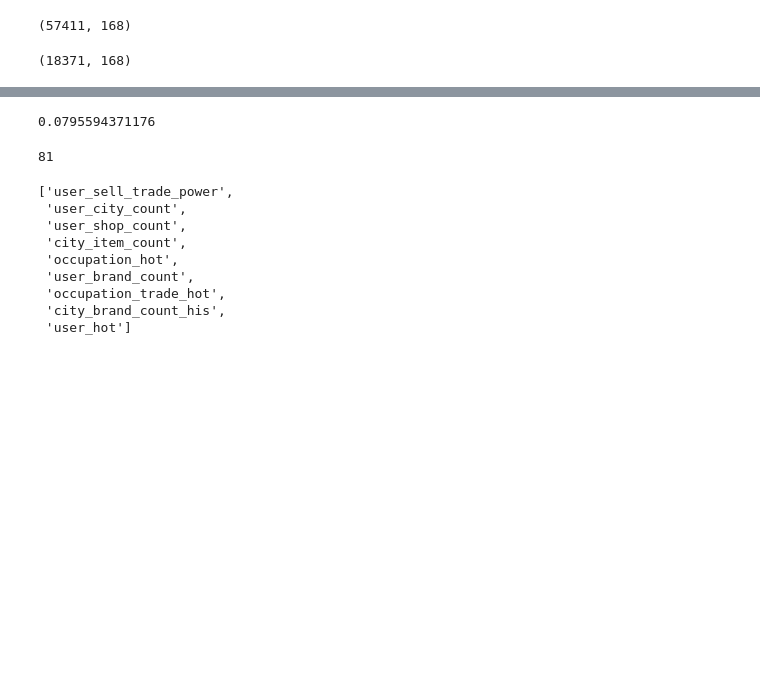
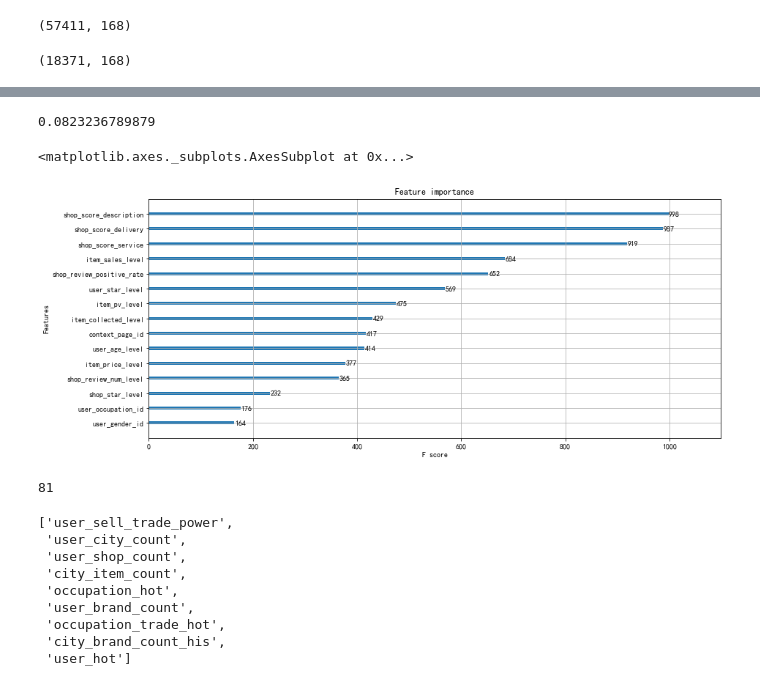
Before and after one commit to abcdddxy/kaggle, a Jupyter notebook: ALiMaMa/XGB.ipynb, the cells around one changed output, grey strips where cells are left out. Drawn from its saved outputs; the diff is of its cells as text; code cells hidden in the pictures; blank space fills up the shorter version.

```diff
--- a/ALiMaMa/XGB.ipynb
+++ b/ALiMaMa/XGB.ipynb
@@ -239,35 +239,37 @@ len(predictors)
 # %%
 #train/val
 params = {
     'objective': 'binary:logistic',
     'eta': 0.04,
     'colsample_bytree': 0.886,
     'min_child_weight': 1.6,
     'max_depth': 4,
     'subsample': 0.886,
     'gamma': 0.1,
     'lambda': 10,
     'verbose_eval': True,
     'eval_metric': 'auc',
     'seed': 201803,
     'missing': -1
 }
 
 predictors = list(set(origin + predictors))
-predictors = list(set(predictors) - set(rubbish_features))
+# predictors = list(set(predictors) - set(rubbish_features))
 xgbtrain = xgb.DMatrix(train[predictors], train[target])
 xgbval = xgb.DMatrix(val[predictors])
 model = xgb.train(params, xgbtrain, num_boost_round=600)
 y_pred = model.predict(xgbval)
 y_pred = pd.Series(y_pred, name='val')
 
 print(log_loss(val[target], y_pred))
+xgb.plot_importance(model)
 # 0.0813627345225(全部) 0.0812007377677(有效特征)
-# xgb.plot_importance(model)
 #0.0810017960511(最好参数)0.04*560 无leak
 #0.0795475894699 0.04*500 leak
 # %% [output]
-0.0795594371176
+0.0823236789879
+<matplotlib.axes._subplots.AxesSubplot at 0x...>
+[figure, added]
 # %%
 #去掉不重要的特征
 all_features = model.get_score()
```
Also changed, not shown: parts of 18 cells of this notebook, 3 other files.
